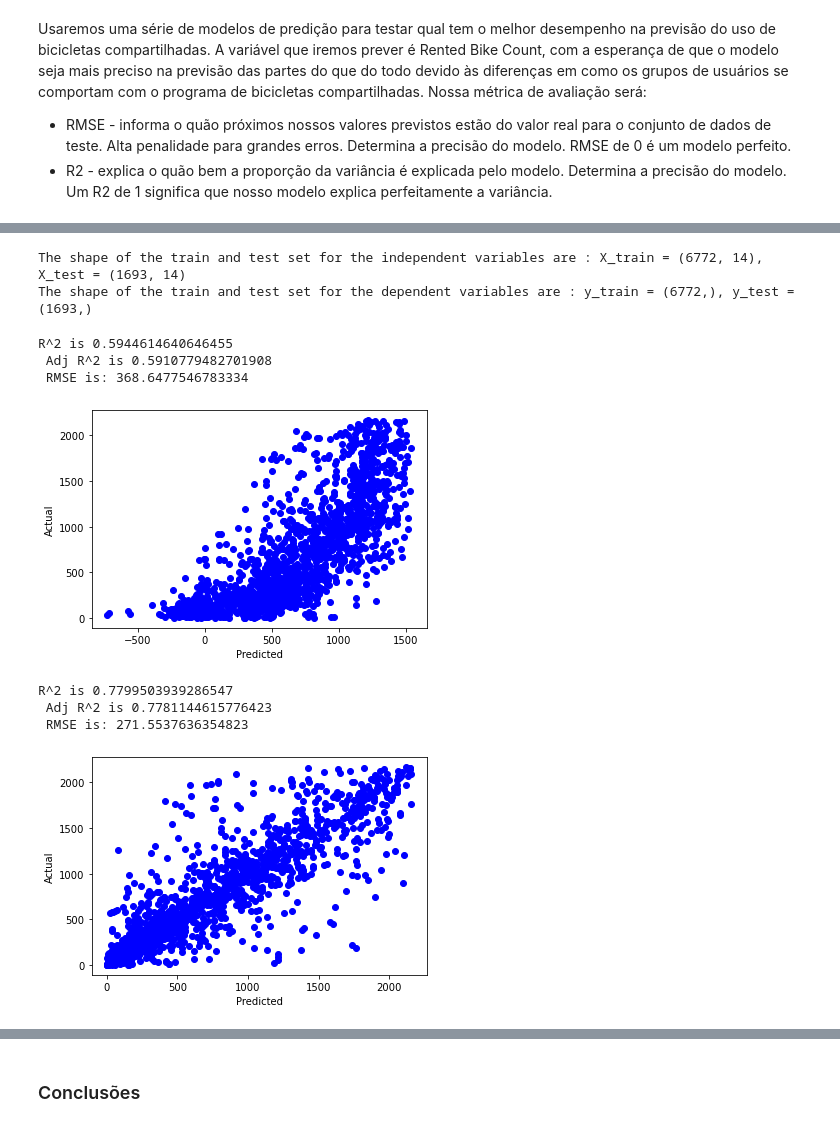
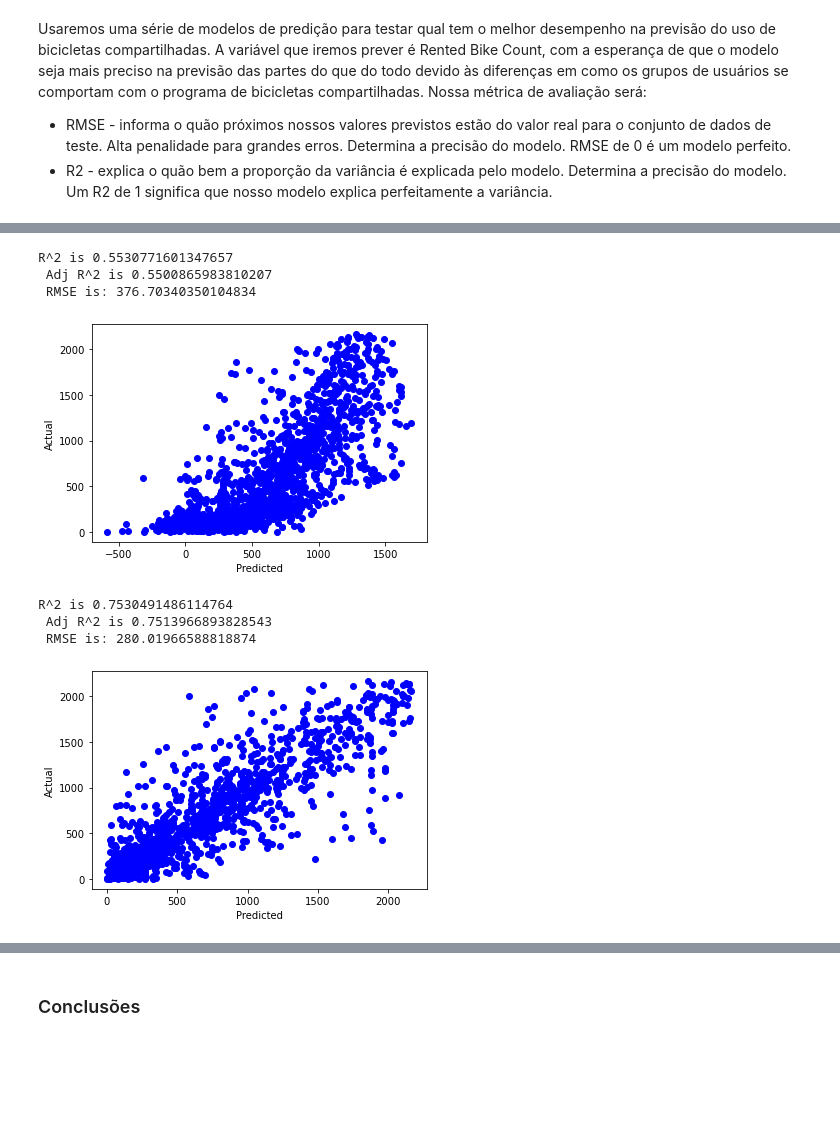
Before and after one commit to insper-classroom/22-2c-cd-p2-grupo_isa-mari_p2, a Jupyter notebook: Modelo_de_Predição_.ipynb, the cells around one changed output, grey strips where cells are left out. Saved outputs shown, nothing was run; the diff lists cells and outputs as text; code cells hidden in the pictures; blank space fills up the shorter version.

```diff
--- a/Modelo_de_Predição_.ipynb
+++ b/Modelo_de_Predição_.ipynb
@@ -87,7 +98,7 @@ def regress(Y,X):
 # %%
-X = bikes[['Hour', 'Temperature(°C)', 'Humidity(%)', 'Wind speed (m/s)', 'Visibility (10m)', 'Dew point temperature(°C)', "Solar Radiation (MJ/m2)", "Rainfall(mm)", "Snowfall (cm)"]]
-Y = bikes['Rented Bike Count']
-results = regress(Y,X)
+a = X_train[['Hour', 'Temperature(°C)', 'Humidity(%)', 'Wind speed (m/s)', 'Visibility (10m)', 'Dew point temperature(°C)', "Solar Radiation (MJ/m2)", "Rainfall(mm)", "Snowfall (cm)"]]
+b = y_train
+results = regress(b,a)
 results.summary()
 # %% [output]
 OLS Regression Results
@@ -310,9 +306,3 @@ X_train, X_test, y_train, y_test = train_test_split(X, y, test_size=0.20, random
-# %%
-print(f'The shape of the train and test set for the independent variables are : X_train = {X_train.shape}, X_test = {X_test.shape}')
-print(f'The shape of the train and test set for the dependent variables are : y_train = {y_train.shape}, y_test = {y_test.shape}')
-# %% [output]
-The shape of the train and test set for the independent variables are : X_train = (6772, 14), X_test = (1693, 14)
-The shape of the train and test set for the dependent variables are : y_train = (6772,), y_test = (1693,)
 # %%
 def predict(ml_model,X,y):
     X_train,X_test,y_train,y_test=train_test_split(X,y,test_size=0.2,random_state=10)
@@ -328,17 +318,17 @@ def predict(ml_model,X,y):
     plt.ylabel('Actual')
     print(f'R^2 is {model.score(X_test,y_test)}\n Adj R^2 is {1-(1-model.score(X_test,y_test))*(len(y_test)-1)/(len(y_test)-X_test.shape[1]-1)}\n RMSE is: {mean_squared_error(y_test,y_pred,squared=False)}')
 # %%
-predict(LinearRegression(),X,y)
+predict(LinearRegression(),a,b)
 # %% [output]
-R^2 is 0.5944614640646455
- Adj R^2 is 0.5910779482701908
- RMSE is: 368.6477546783334
+R^2 is 0.5530771601347657
+ Adj R^2 is 0.5500865983810207
+ RMSE is: 376.70340350104834
-[figure, old version]
+[figure, new version]
 # %%
-predict(DecisionTreeRegressor(),X,y)
+predict(DecisionTreeRegressor(),a,b)
 # %% [output]
-R^2 is 0.7799503939286547
- Adj R^2 is 0.7781144615776423
- RMSE is: 271.5537636354823
+R^2 is 0.7530491486114764
+ Adj R^2 is 0.7513966893828543
+ RMSE is: 280.01966588818874
-[figure, old version]
+[figure, new version]
 # %%
```
Also changed, not shown: parts of 11 cells of this notebook.
